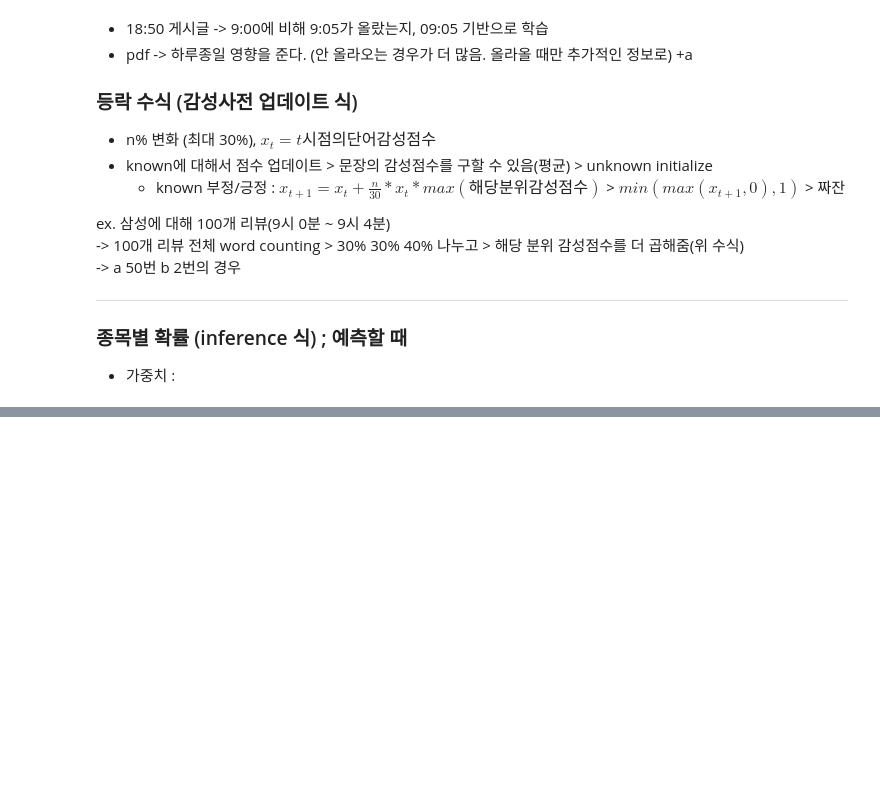
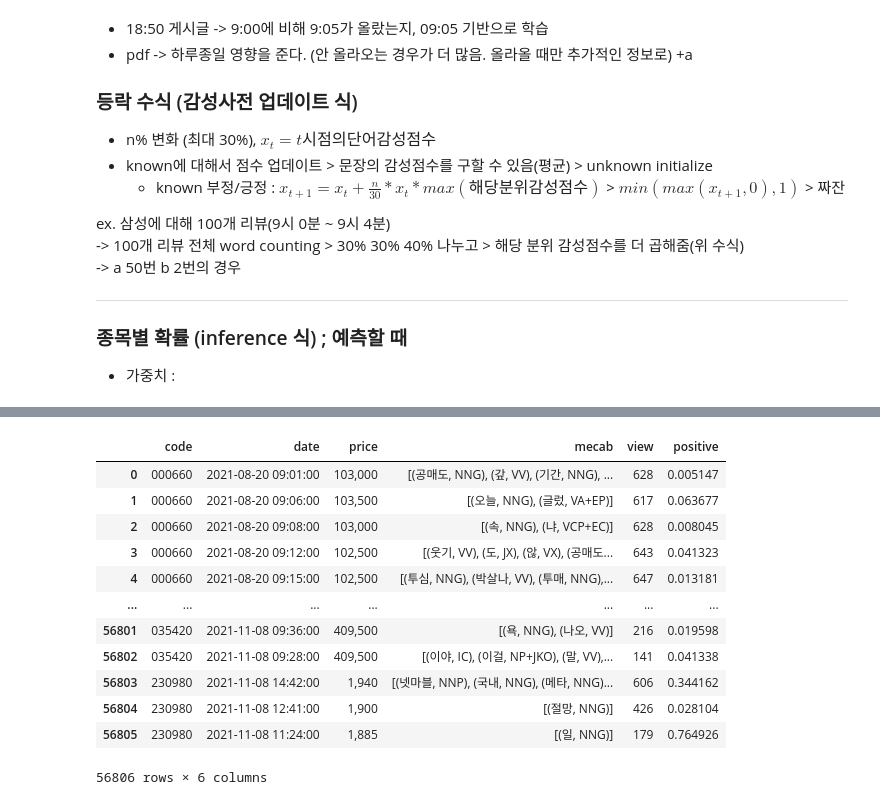
Before and after one commit to jayleenym/AYOA, a Jupyter notebook: 감성사전/감성사전만들기.ipynb, the cells around one changed output, grey strips where cells are left out. Drawn from its saved outputs; the diff is of its cells as text; code cells hidden in the pictures; blank space fills up the shorter version.

```diff
--- a/감성사전/감성사전만들기.ipynb
+++ b/감성사전/감성사전만들기.ipynb
@@ -5,7 +5,9 @@ import re
 from string import punctuation
 from konlpy.tag import Mecab
 
-mecab = Mecab()
+import pickle
+
+# mecab = Mecab()
 # %% [markdown]
 # pororo 라벨링, 1차 단어사전 만들기
 # %%
@@ -123,3 +107,8 @@ def data_preprocessing(pkl : str):
 # %%
 NAVER = data_preprocessing('./naver_all.pkl').rename(columns = {'views':'view'})
 DC = data_preprocessing('./dc_all.pkl')
+# %%
+# 하루에 올라오는 게시글 수, 게시글 당 평균 단어 수
+DC = NAVER
+DC['day'] = DC.date.apply(lambda x: x.strftime('%Y-%m-%d'))
+DC.groupby(by = 'day').count()._id.sum() / 124
@@ -206,0 +208,11 @@ ex. 삼성에 대해 100개 리뷰(9시 0분 ~ 9시 4분)
+# %%
+import sqlite3
+conn = sqlite3.connect('/Users/yejin/Desktop/Career/👉🏻 Projects/AYOA/Stock.db')
+cursor = conn.cursor()
+
+cursor.execute("SELECT * FROM stock")
+STOCK = pd.DataFrame(columns = ['pk', 'code', 'date', 'time', 'price'], data = cursor.fetchall()).drop(columns = 'pk')
+# %%
+import datetime
+STOCK['date'] = (STOCK.date + STOCK.time).apply(lambda x: datetime.datetime.strptime(x, "%Y%m%d%H:%M"))
+STOCK.drop(columns = 'time', inplace = True)
@@ -206,0 +228,16 @@ ex. 삼성에 대해 100개 리뷰(9시 0분 ~ 9시 4분)
+# %%
+STOCK.merge(DATA, on = ['code', 'date'])
+# %% [output]
+|  | code | date | price | mecab | view | positive |
+| 0 | 000660 | 2021-08-20 09:01:00 | 103,000 | [(공매도, NNG), (갚, VV), (기간, NNG), ... | 628 | 0.005147 |
+| 1 | 000660 | 2021-08-20 09:06:00 | 103,500 | [(오늘, NNG), (글렀, VA+EP)] | 617 | 0.063677 |
+| 2 | 000660 | 2021-08-20 09:08:00 | 103,000 | [(속, NNG), (냐, VCP+EC)] | 628 | 0.008045 |
+| 3 | 000660 | 2021-08-20 09:12:00 | 102,500 | [(웃기, VV), (도, JX), (않, VX), (공매도... | 643 | 0.041323 |
+| 4 | 000660 | 2021-08-20 09:15:00 | 102,500 | [(투심, NNG), (박살나, VV), (투매, NNG),... | 647 | 0.013181 |
+| ... | ... | ... | ... | ... | ... | ... |
+| 56801 | 035420 | 2021-11-08 09:36:00 | 409,500 | [(욕, NNG), (나오, VV)] | 216 | 0.019598 |
+| 56802 | 035420 | 2021-11-08 09:28:00 | 409,500 | [(이야, IC), (이걸, NP+JKO), (말, VV),... | 141 | 0.041338 |
+| 56803 | 230980 | 2021-11-08 14:42:00 | 1,940 | [(넷마블, NNP), (국내, NNG), (메타, NNG)... | 606 | 0.344162 |
+| 56804 | 230980 | 2021-11-08 12:41:00 | 1,900 | [(절망, NNG)] | 426 | 0.028104 |
+| 56805 | 230980 | 2021-11-08 11:24:00 | 1,885 | [(일, NNG)] | 179 | 0.764926 |
+56806 rows × 6 columns
```
Also changed, not shown: parts of 6 cells of this notebook, 2 other files.
